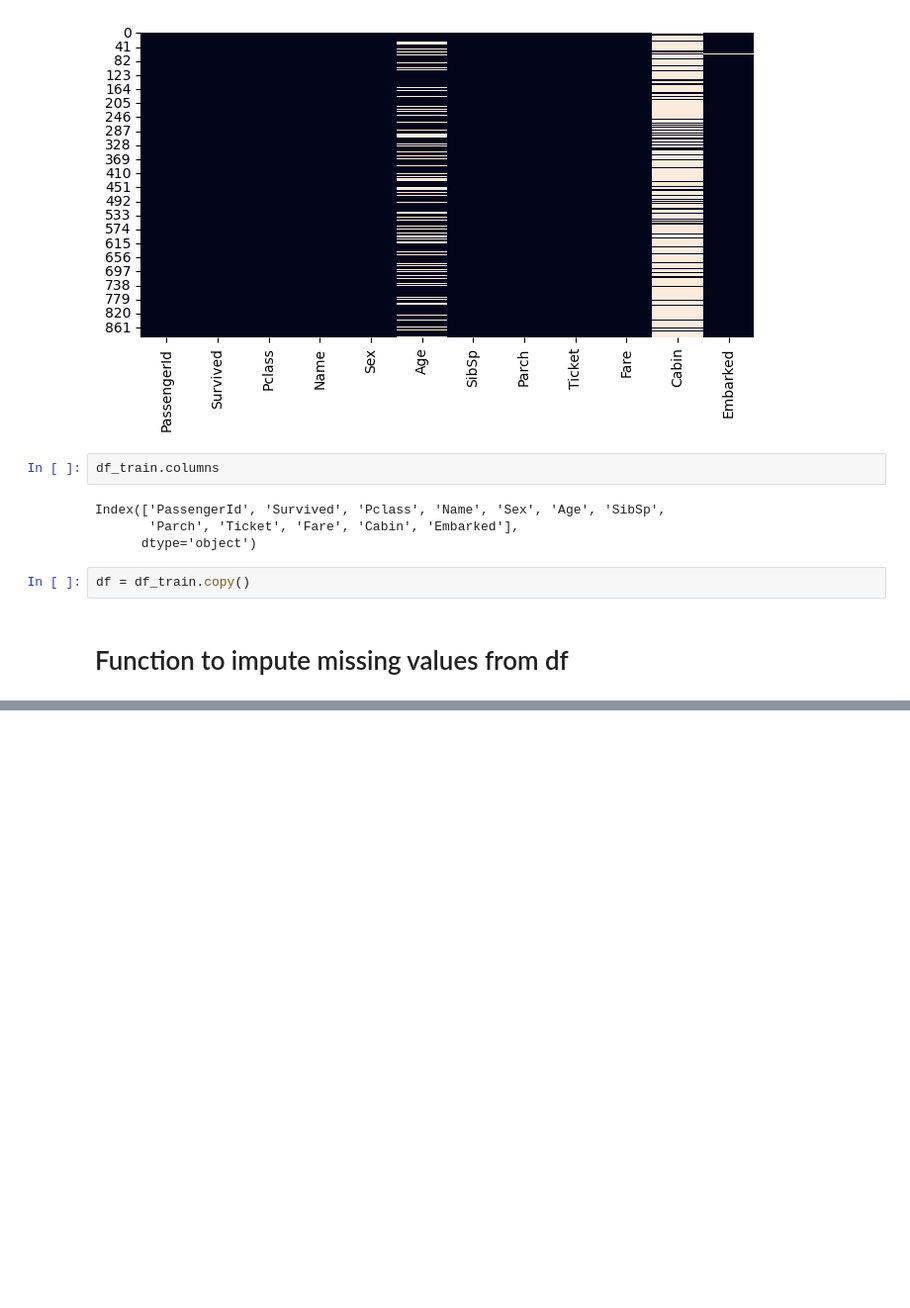
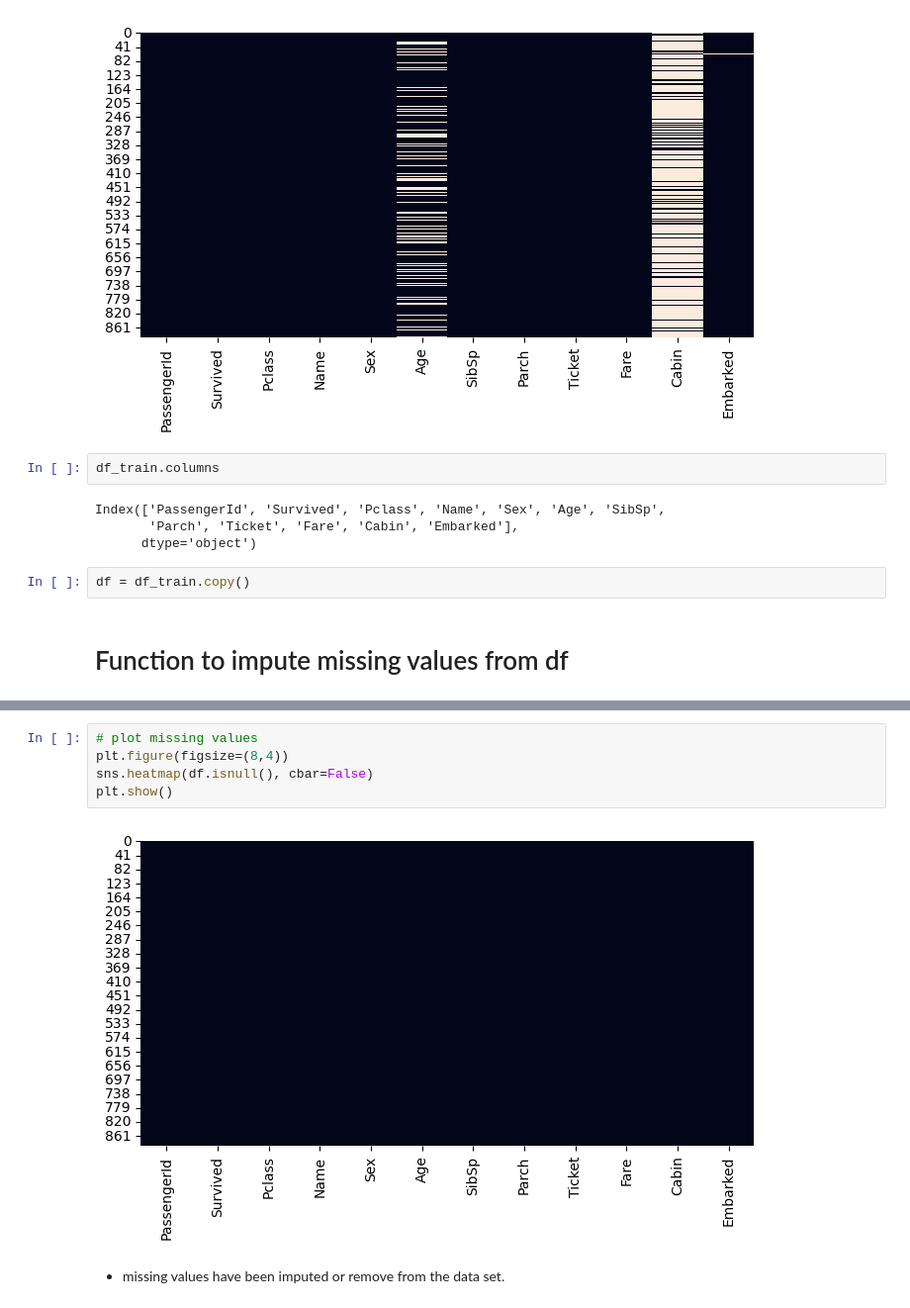
Before and after one commit to najeebjony/six_month_data_science, a Jupyter notebook: 00_project/02_titanic_kaggel_competition/titanic_kaggel.ipynb, the cells around one changed output, grey strips where cells are left out. Shown: that part at 99% size. Saved outputs shown, nothing was run; the diff lists cells and outputs as text; blank space fills up the shorter version.

```diff
--- a/00_project/02_titanic_kaggel_competition/titanic_kaggel.ipynb
+++ b/00_project/02_titanic_kaggel_competition/titanic_kaggel.ipynb
@@ -289,3 +291,12 @@ Fare           0.0
 Cabin          0.0
 Embarked       0.0
 dtype: float64
+# %%
+# plot missing values
+plt.figure(figsize=(8,4))
+sns.heatmap(df.isnull(), cbar=False)
+plt.show()
+# %% [output]
+[figure, added]
+# %% [markdown]
+- missing values have been imputed or remove from the data set.
```
Also changed, not shown: parts of 8 cells of this notebook, 2 other files.
